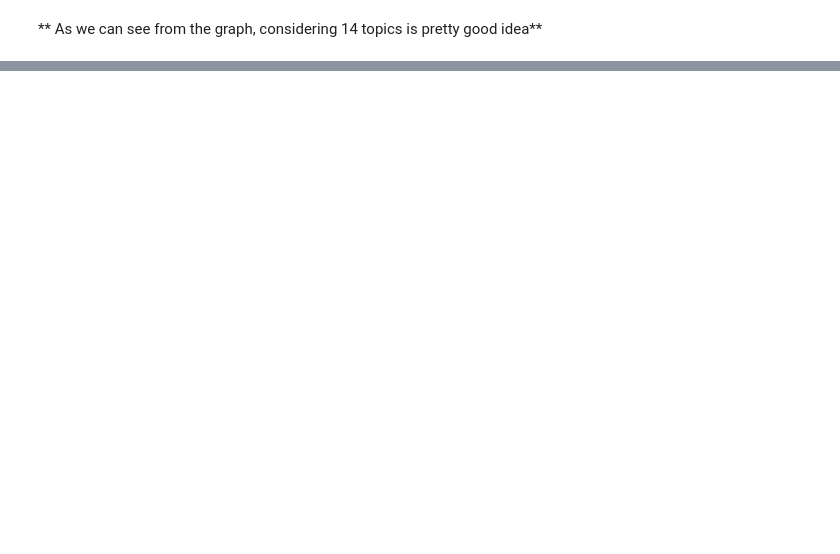
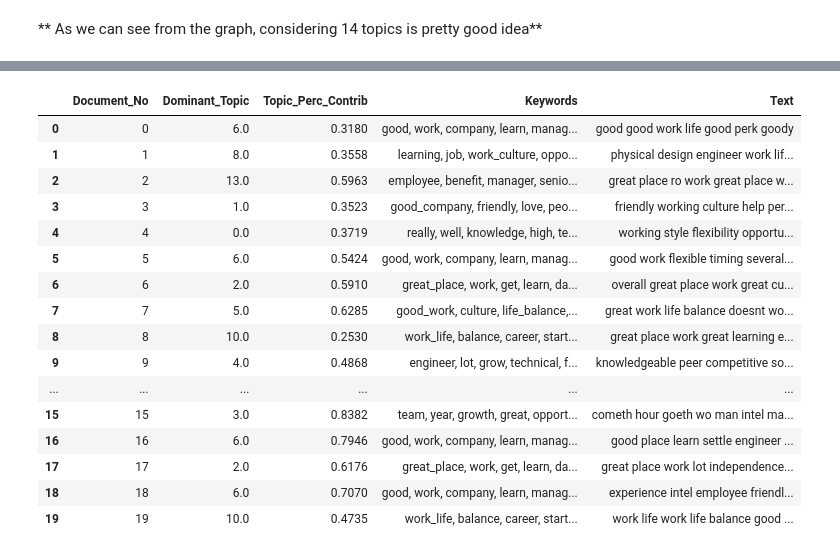
Before and after one commit to nsayed786/Topic-Modeling, a Jupyter notebook: Topic Modeling on Glassdoor company reviews/Topic Modeling.ipynb, the cells around one changed output, grey strips where cells are left out. Saved outputs shown, nothing was run; the diff lists cells and outputs as text; code cells hidden in the pictures; blank space fills up the shorter version.

```diff
--- a/Topic Modeling on Glassdoor company reviews/Topic Modeling.ipynb
+++ b/Topic Modeling on Glassdoor company reviews/Topic Modeling.ipynb
@@ -430,2 +426,7 @@ Num Topics = 38  has Coherence Value of 0.4593
 # %% [markdown]
 ** As we can see from the graph, considering 14 topics is pretty good idea**
+# %%
+# Select the model and print the topics
+optimal_model = model_list[2]
+model_topics = optimal_model.show_topics(formatted=False)
+pprint(optimal_model.print_topics(num_words=10))
@@ -431,0 +451,53 @@ Num Topics = 38  has Coherence Value of 0.4593
+# %%
+#This function will get the keywords, which has dominated more to build the topic.
+def format_topics_sentences(ldamodel=lda_model, corpus=corpus, texts=clean_review_content):
+    # Init output
+    sent_topics_df = pd.DataFrame()
+
+    # Get main topic in each document
+    for i, row in enumerate(ldamodel[corpus]):
+#         print(row)
+        row = sorted(row[0], key=lambda x: (x[1]), reverse=True)
+        # Get the Dominant topic, Perc Contribution and Keywords for each document
+        for j, (topic_num, prop_topic) in enumerate(row):
+            if j == 0:  # => dominant topic
+                wp = ldamodel.show_topic(topic_num)
+                topic_keywords = ", ".join([word for word, prop in wp])
+                sent_topics_df = sent_topics_df.append(pd.Series([int(topic_num), round(prop_topic,4), topic_keywords]), ignore_index=True)
+            else:
+                break
+    sent_topics_df.columns = ['Dominant_Topic', 'Perc_Contribution', 'Topic_Keywords']
+
+    # Add original text to the end of the output
+    contents = pd.Series(texts)
+    sent_topics_df = pd.concat([sent_topics_df, contents], axis=1)
+    return(sent_topics_df)
+
+
+df_topic_sents_keywords = format_topics_sentences(ldamodel=optimal_model, corpus=corpus, texts=clean_review_content)
+
+# Format
+df_dominant_topic = df_topic_sents_keywords.reset_index()
+df_dominant_topic.columns = ['Document_No', 'Dominant_Topic', 'Topic_Perc_Contrib', 'Keywords', 'Text']
+
+# Show
+# %%
+df_dominant_topic.head(20)
+# %% [output]
+|  | Document_No | Dominant_Topic | Topic_Perc_Contrib | Keywords | Text |
+| 0 | 0 | 6.0 | 0.3180 | good, work, company, learn, manag... | good good work life good perk goody |
+| 1 | 1 | 8.0 | 0.3558 | learning, job, work_culture, oppo... | physical design engineer work lif... |
+| 2 | 2 | 13.0 | 0.5963 | employee, benefit, manager, senio... | great place ro work great place w... |
+| 3 | 3 | 1.0 | 0.3523 | good_company, friendly, love, peo... | friendly working culture help per... |
+| 4 | 4 | 0.0 | 0.3719 | really, well, knowledge, high, te... | working style flexibility opportu... |
+| 5 | 5 | 6.0 | 0.5424 | good, work, company, learn, manag... | good work flexible timing several... |
+| 6 | 6 | 2.0 | 0.5910 | great_place, work, get, learn, da... | overall great place work great cu... |
+| 7 | 7 | 5.0 | 0.6285 | good_work, culture, life_balance,... | great work life balance doesnt wo... |
+| 8 | 8 | 10.0 | 0.2530 | work_life, balance, career, start... | great place work great learning e... |
+| 9 | 9 | 4.0 | 0.4868 | engineer, lot, grow, technical, f... | knowledgeable peer competitive so... |
+| ... | ... | ... | ... | ... | ... |
+| 15 | 15 | 3.0 | 0.8382 | team, year, growth, great, opport... | cometh hour goeth wo man intel ma... |
+| 16 | 16 | 6.0 | 0.7946 | good, work, company, learn, manag... | good place learn settle engineer ... |
+| 17 | 17 | 2.0 | 0.6176 | great_place, work, get, learn, da... | great place work lot independence... |
+| 18 | 18 | 6.0 | 0.7070 | good, work, company, learn, manag... | experience intel employee friendl... |
+| 19 | 19 | 10.0 | 0.4735 | work_life, balance, career, start... | work life work life balance good ... |
```
Also changed, not shown: parts of 32 cells of this notebook.
